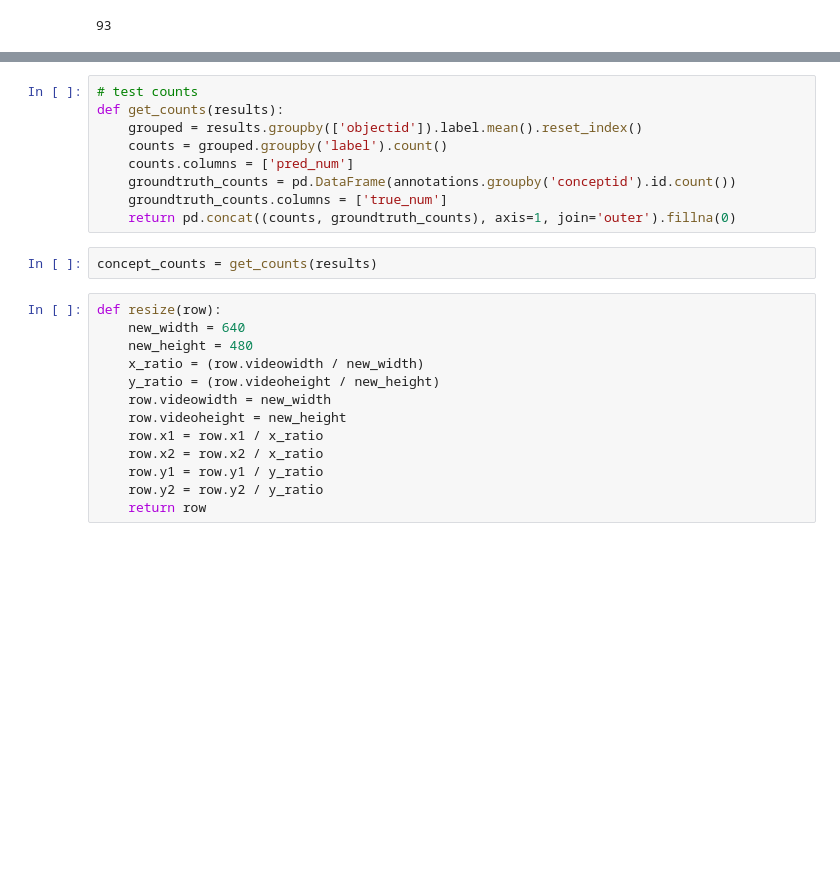
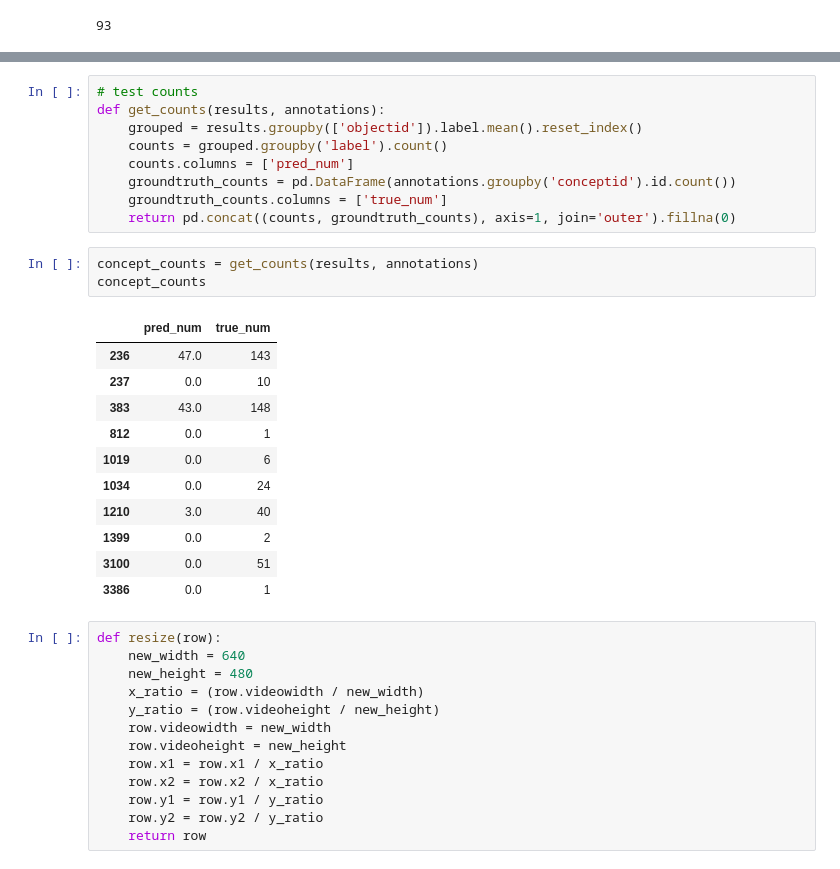
Before and after one commit to video-annotation-project/video-annotation-tool, a Jupyter notebook: ml/videof1tests.ipynb, the cells around one changed output, grey strips where cells are left out. Drawn from its saved outputs; the diff is of its cells as text; blank space fills up the shorter version.

```diff
--- a/ml/videof1tests.ipynb
+++ b/ml/videof1tests.ipynb
@@ -159,6 +164,6 @@ len(results.objectid.value_counts())
 # %%
 # test counts
-def get_counts(results):
+def get_counts(results, annotations):
     grouped = results.groupby(['objectid']).label.mean().reset_index()
     counts = grouped.groupby('label').count()
     counts.columns = ['pred_num']
@@ -166,7 +171,20 @@ def get_counts(results):
     groundtruth_counts.columns = ['true_num']
     return pd.concat((counts, groundtruth_counts), axis=1, join='outer').fillna(0)
 # %%
-concept_counts = get_counts(results)
+concept_counts = get_counts(results, annotations)
+concept_counts
+# %% [output]
+|  | pred_num | true_num |
+| 236 | 47.0 | 143 |
+| 237 | 0.0 | 10 |
+| 383 | 43.0 | 148 |
+| 812 | 0.0 | 1 |
+| 1019 | 0.0 | 6 |
+| 1034 | 0.0 | 24 |
+| 1210 | 3.0 | 40 |
+| 1399 | 0.0 | 2 |
+| 3100 | 0.0 | 51 |
+| 3386 | 0.0 | 1 |
 # %%
 def resize(row):
     new_width = 640
```
Also changed, not shown: parts of 18 cells of this notebook.
